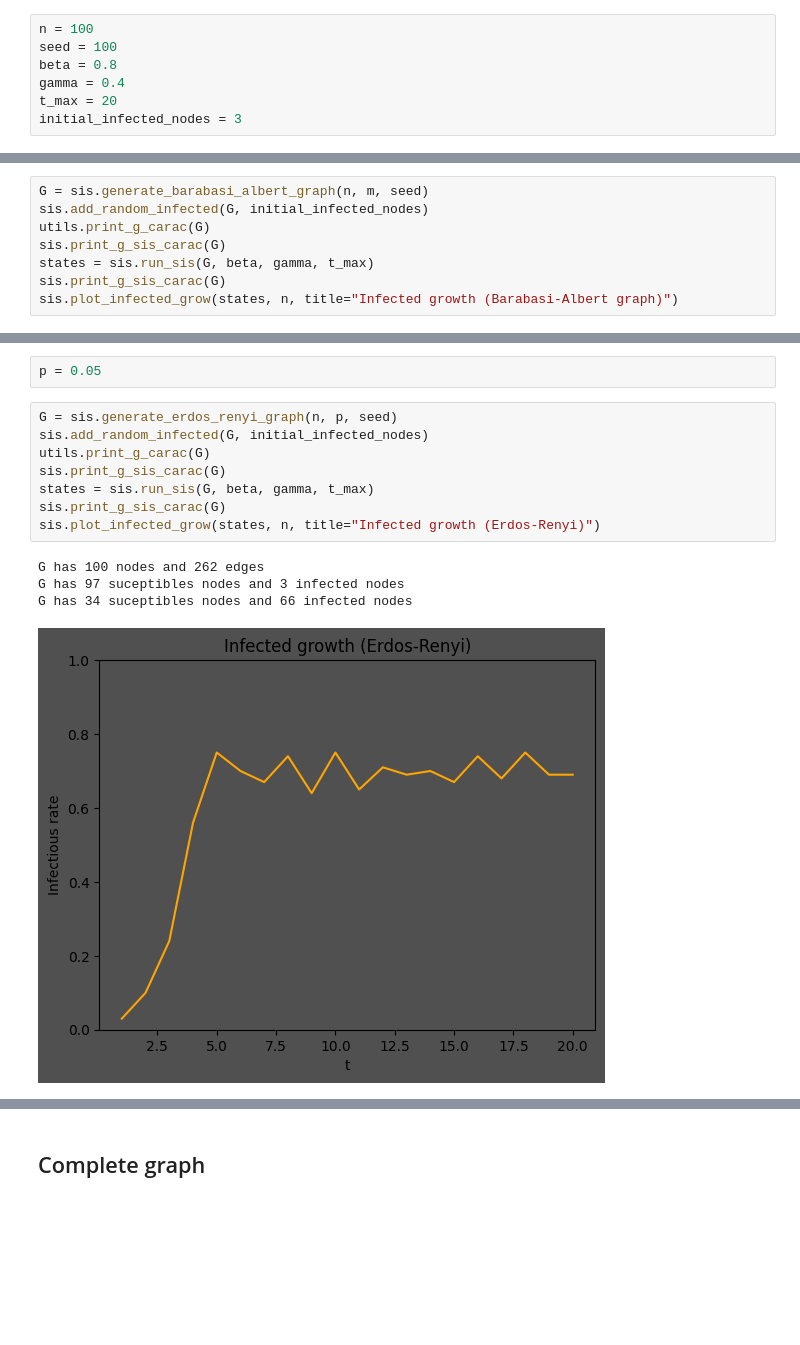
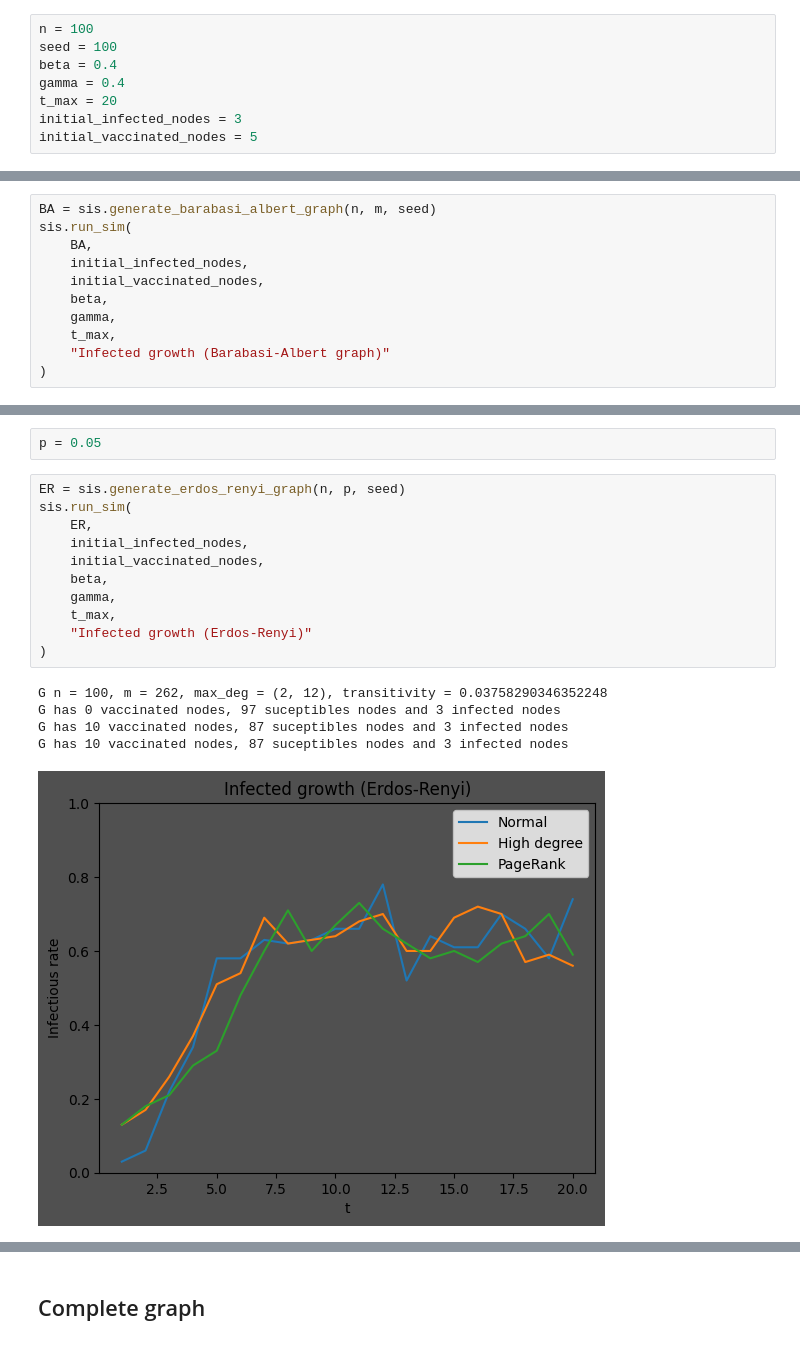
Before and after one commit to Herbin-Clement/immun-strat, a Jupyter notebook: main.ipynb, the cells around one changed output, grey strips where cells are left out. Saved outputs shown, nothing was run; the diff lists cells and outputs as text; blank space fills up the shorter version.

```diff
--- a/main.ipynb
+++ b/main.ipynb
@@ -14,20 +16,24 @@ importlib.reload(sis)
 # %%
 n = 100
 seed = 100
-beta = 0.8
+beta = 0.4
 gamma = 0.4
 t_max = 20
 initial_infected_nodes = 3
+initial_vaccinated_nodes = 5
 # %% [markdown]
 ## Barabasi-Albert graph
 # %%
 m = 2
 # %%
-G = sis.generate_barabasi_albert_graph(n, m, seed)
-sis.add_random_infected(G, initial_infected_nodes)
-utils.print_g_carac(G)
-sis.print_g_sis_carac(G)
-states = sis.run_sis(G, beta, gamma, t_max)
-sis.print_g_sis_carac(G)
-sis.plot_infected_grow(states, n, title="Infected growth (Barabasi-Albert graph)")
+BA = sis.generate_barabasi_albert_graph(n, m, seed)
+sis.run_sim(
+    BA,
+    initial_infected_nodes,
+    initial_vaccinated_nodes,
+    beta,
+    gamma,
+    t_max,
+    "Infected growth (Barabasi-Albert graph)"
+)
 # %% [output]
@@ -40,15 +47,19 @@ G has 26 suceptibles nodes and 74 infected nodes
 # %%
 p = 0.05
 # %%
-G = sis.generate_erdos_renyi_graph(n, p, seed)
-sis.add_random_infected(G, initial_infected_nodes)
-utils.print_g_carac(G)
-sis.print_g_sis_carac(G)
-states = sis.run_sis(G, beta, gamma, t_max)
-sis.print_g_sis_carac(G)
-sis.plot_infected_grow(states, n, title="Infected growth (Erdos-Renyi)")
+ER = sis.generate_erdos_renyi_graph(n, p, seed)
+sis.run_sim(
+    ER,
+    initial_infected_nodes,
+    initial_vaccinated_nodes,
+    beta,
+    gamma,
+    t_max,
+    "Infected growth (Erdos-Renyi)"
+)
 # %% [output]
-G has 100 nodes and 262 edges
-G has 97 suceptibles nodes and 3 infected nodes
-G has 34 suceptibles nodes and 66 infected nodes
+G n = 100, m = 262, max_deg = (2, 12), transitivity = 0.03758290346352248
+G has 0 vaccinated nodes, 97 suceptibles nodes and 3 infected nodes
+G has 10 vaccinated nodes, 87 suceptibles nodes and 3 infected nodes
+G has 10 vaccinated nodes, 87 suceptibles nodes and 3 infected nodes
-[figure, old version]
+[figure, new version]
```
Also changed, not shown: parts of 6 cells of this notebook, 3 other files.
